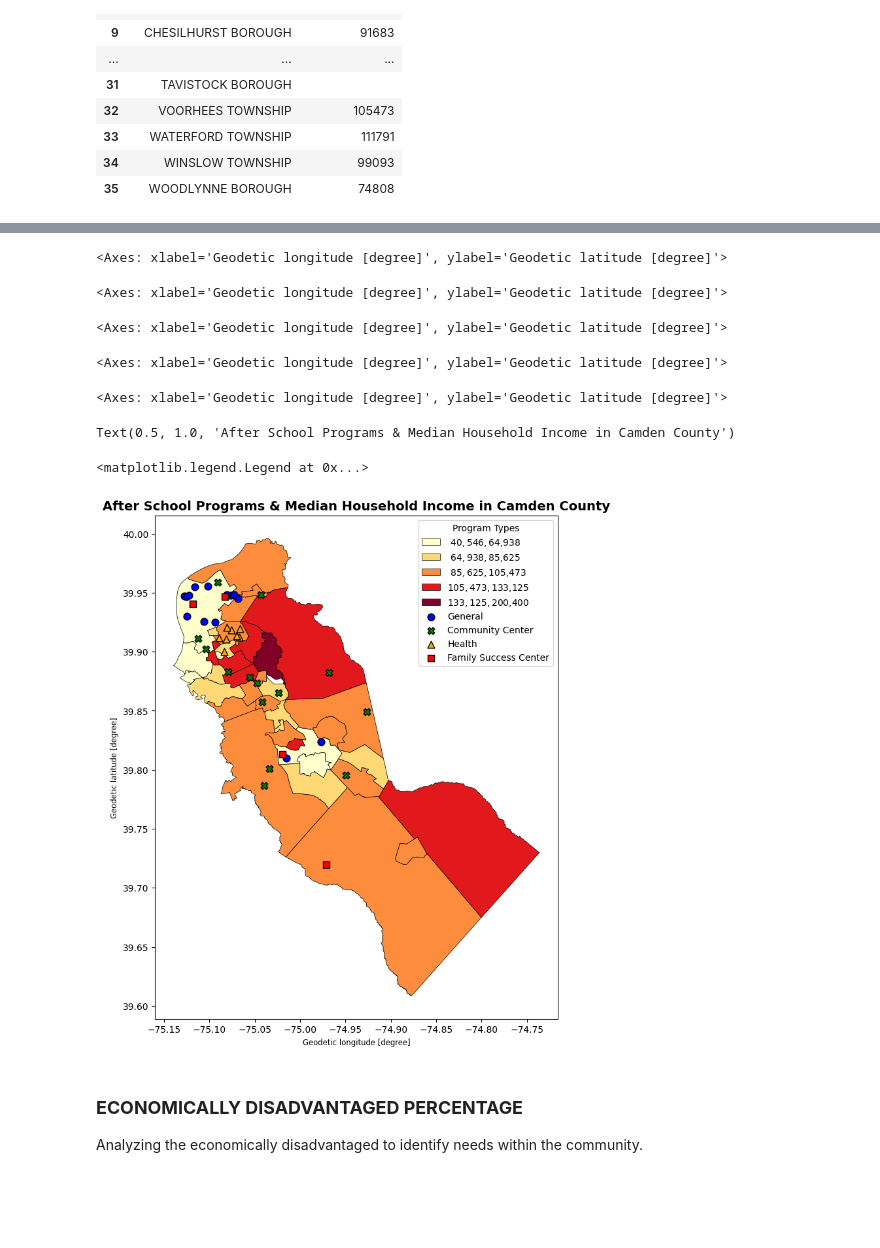
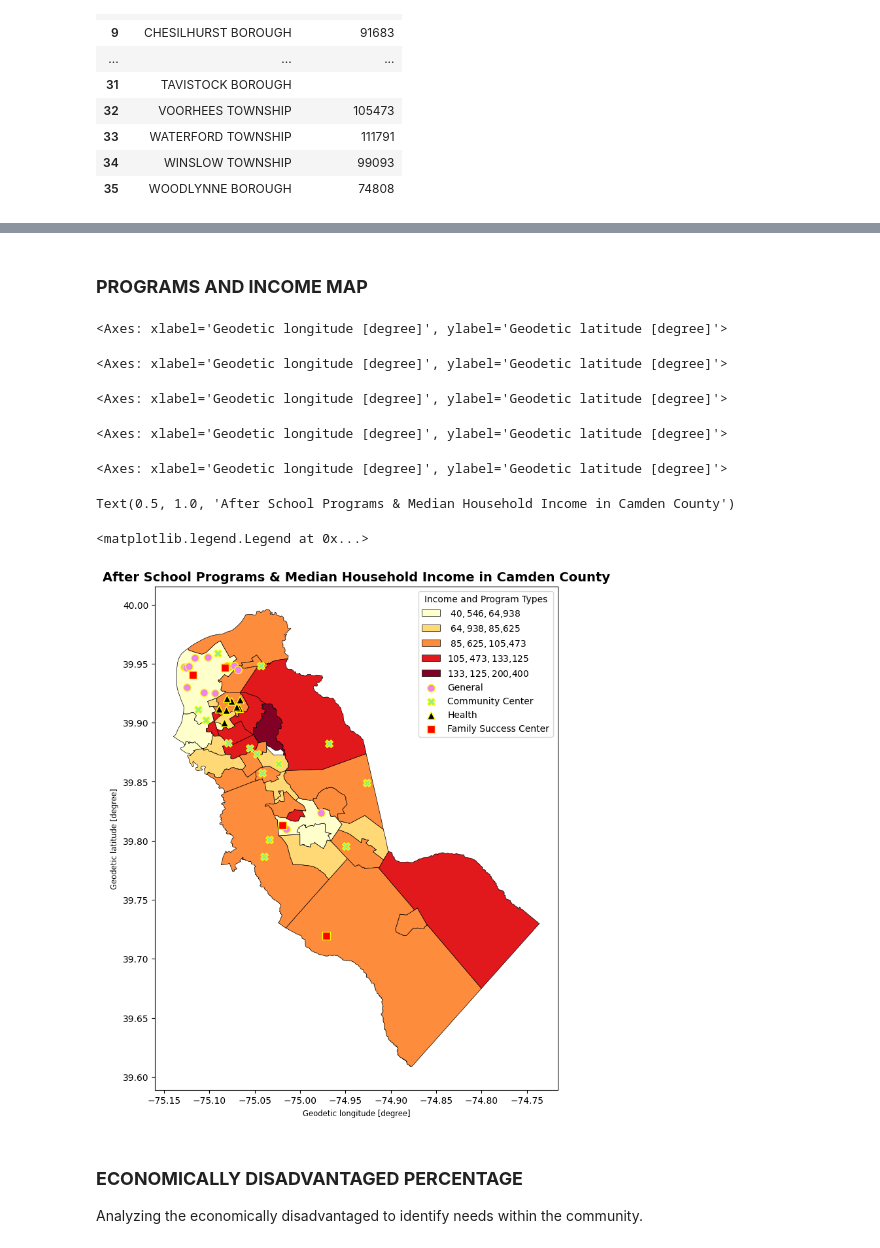
Before and after one commit to MhiyaJ/My-GIS-Stuff, a Jupyter notebook: After School Programs PS2.ipynb, the cells around one changed output, grey strips where cells are left out. Cells and saved outputs as stored; diff of their text form; code cells hidden in the pictures; blank space fills up the shorter version.

```diff
--- a/After School Programs PS2.ipynb
+++ b/After School Programs PS2.ipynb
@@ -227,3 +238,5 @@ a3
+# %% [markdown]
+### **PROGRAMS AND INCOME MAP**
 # %%
 # 1. Align the geocoded geometries back to our original dataset
 PrgGeocoded = gpd.GeoDataFrame(PrgXls, geometry=geo.geometry, crs="EPSG:4326")
@@ -240,39 +253,39 @@ a3_gpd = a3.to_crs(epsg=4326)
 
 # 3. Create a single figure and axis to plot both background and programs
 fig, ax = plt.subplots(figsize=(12, 10))
 
 # Plot Median Household Income as the thematic background map
 a3_gpd.plot(
     ax=ax,
     column='Median Income',
     legend=True,
     cmap='YlOrRd',
     scheme='natural_breaks',
     k=5,
     edgecolor='black',
     linewidth=0.5,
     legend_kwds={"fmt": "${:,.0f}", "loc": "lower left"}
 )
 
 # 4. Overlay each program category on the same 'ax'
-PrgGen_geo.plot(ax=ax, marker='o', color='blue', markersize=60, label='General', edgecolor='black')
-PrgCom_geo.plot(ax=ax, marker='X', color='green', markersize=60, label='Community Center', edgecolor='black')
-PrgHea_geo.plot(ax=ax, marker='^', color='orange', markersize=60, label='Health', edgecolor='black')
-PrgFsc_geo.plot(ax=ax, marker='s', color='red', markersize=60, label='Family Success Center', edgecolor='black')
+PrgGen_geo.plot(ax=ax, marker='o', color='violet', markersize=70, label='General', edgecolor='yellow')
+PrgCom_geo.plot(ax=ax, marker='X', color='lightgreen', markersize=70, label='Community Center', edgecolor='yellow')
+PrgHea_geo.plot(ax=ax, marker='^', color='black', markersize=70, label='Health', edgecolor='yellow')
+PrgFsc_geo.plot(ax=ax, marker='s', color='red', markersize=70, label='Family Success Center', edgecolor='yellow')
 
 # Titles & Legend
 plt.title('After School Programs & Median Household Income in Camden County', fontsize=14, fontweight='bold')
-plt.legend(loc='upper right', title="Program Types")
+plt.legend(loc='upper right', title="Income and Program Types")
 plt.show()
 # %% [output]
 <Axes: xlabel='Geodetic longitude [degree]', ylabel='Geodetic latitude [degree]'>
 <Axes: xlabel='Geodetic longitude [degree]', ylabel='Geodetic latitude [degree]'>
 <Axes: xlabel='Geodetic longitude [degree]', ylabel='Geodetic latitude [degree]'>
 <Axes: xlabel='Geodetic longitude [degree]', ylabel='Geodetic latitude [degree]'>
 <Axes: xlabel='Geodetic longitude [degree]', ylabel='Geodetic latitude [degree]'>
 Text(0.5, 1.0, 'After School Programs & Median Household Income in Camden County')
 <matplotlib.legend.Legend at 0x...>
-[figure, old version]
+[figure, new version]
 # %% [markdown]
 ### **ECONOMICALLY DISADVANTAGED PERCENTAGE**
 Analyzing the economically disadvantaged to identify needs within the community.
```
Also changed, not shown: parts of 13 cells of this notebook.
